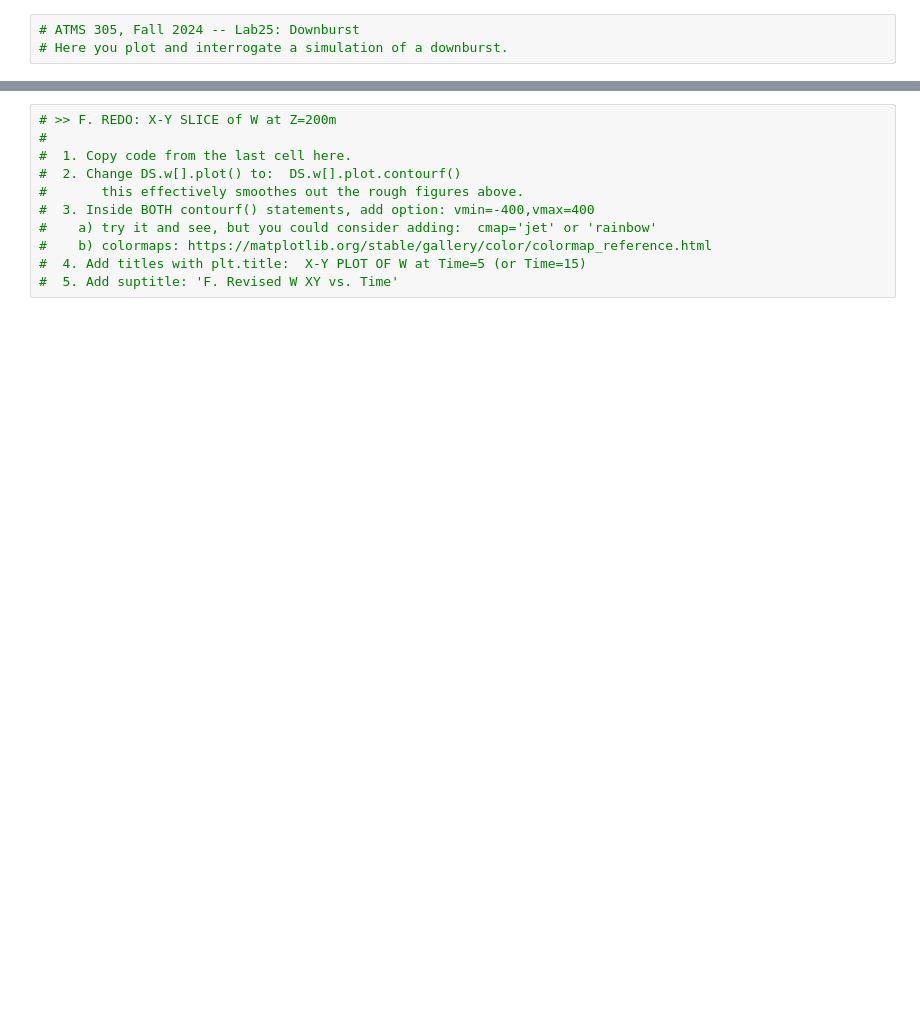
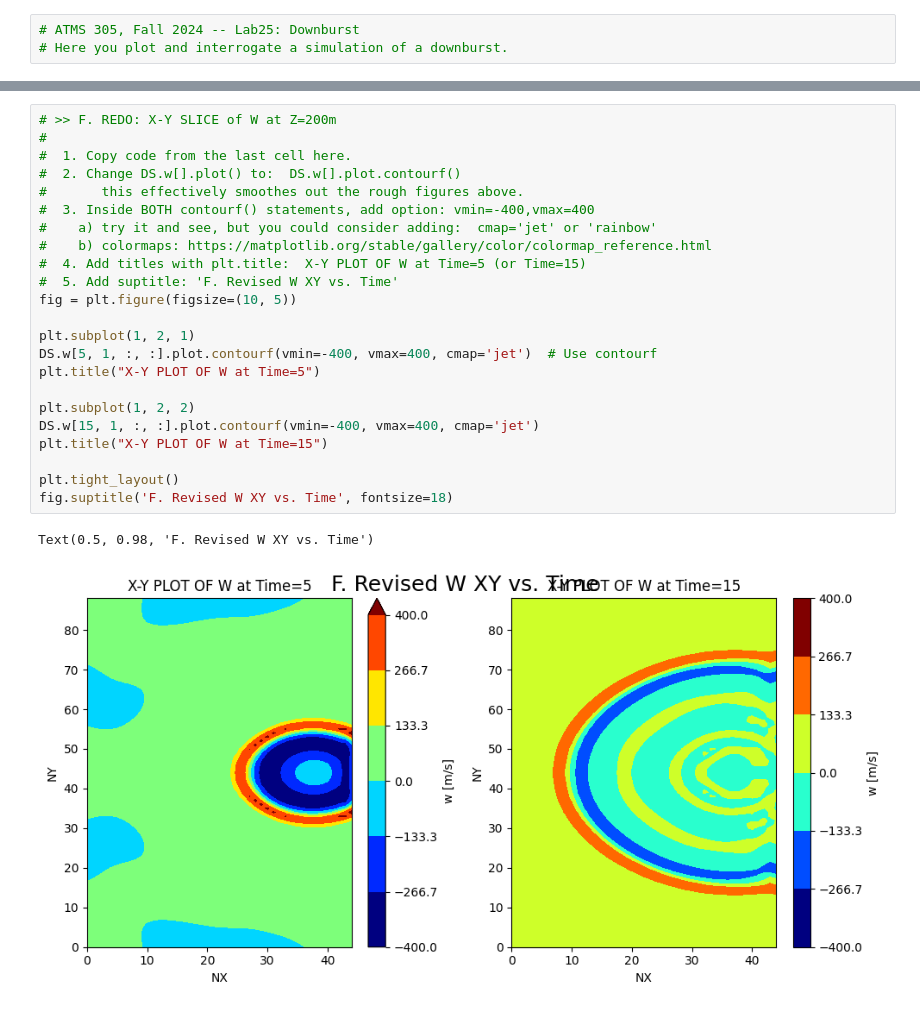
Before and after one commit to TheoXiong7/ATMS-305, a Jupyter notebook: lab25/Lab25_Downburst.ipynb, the cells around one changed output, grey strips where cells are left out. Drawn from its saved outputs; the diff is of its cells as text; blank space fills up the shorter version.

```diff
--- a/lab25/Lab25_Downburst.ipynb
+++ b/lab25/Lab25_Downburst.ipynb
@@ -82,14 +155,29 @@
 # %%
 # >> F. REDO: X-Y SLICE of W at Z=200m
 #
 #  1. Copy code from the last cell here.
 #  2. Change DS.w[].plot() to:  DS.w[].plot.contourf()
 #       this effectively smoothes out the rough figures above.
 #  3. Inside BOTH contourf() statements, add option: vmin=-400,vmax=400
 #    a) try it and see, but you could consider adding:  cmap='jet' or 'rainbow'
 #    b) colormaps: https://matplotlib.org/stable/gallery/color/colormap_reference.html
 #  4. Add titles with plt.title:  X-Y PLOT OF W at Time=5 (or Time=15)
 #  5. Add suptitle: 'F. Revised W XY vs. Time'
+fig = plt.figure(figsize=(10, 5))
+
+plt.subplot(1, 2, 1)
+DS.w[5, 1, :, :].plot.contourf(vmin=-400, vmax=400, cmap='jet')  # Use contourf
+plt.title("X-Y PLOT OF W at Time=5")
+
+plt.subplot(1, 2, 2)
+DS.w[15, 1, :, :].plot.contourf(vmin=-400, vmax=400, cmap='jet')
+plt.title("X-Y PLOT OF W at Time=15")
+
+plt.tight_layout()
+fig.suptitle('F. Revised W XY vs. Time', fontsize=18)
+# %% [output]
+Text(0.5, 0.98, 'F. Revised W XY vs. Time')
+[figure, added]
 # %%
 # >> G. PLOT X-T (SPACE-TIME) SLICE of W at Z=200m
 #
```
Also changed, not shown: parts of 12 cells of this notebook, 14 other files.
